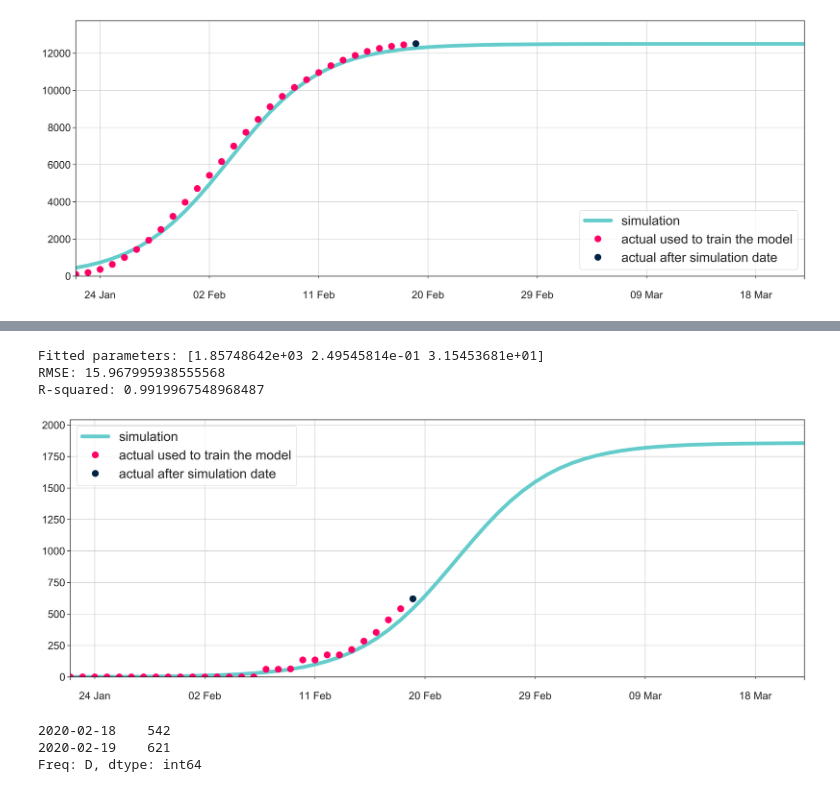
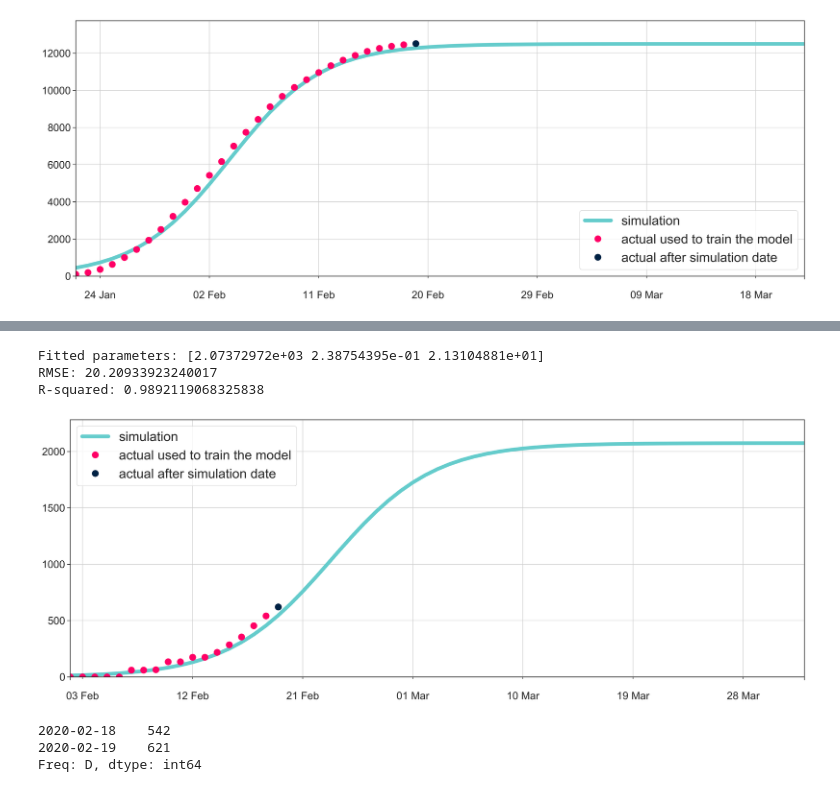
Before and after one commit to RogerMichel/coronavirus, a Jupyter notebook: data exploration.ipynb, the cells around one changed output, grey strips where cells are left out. Saved outputs shown, nothing was run; the diff lists cells and outputs as text; code cells hidden in the pictures.

Commit message:
updated ship

```diff
--- a/data exploration.ipynb
+++ b/data exploration.ipynb
@@ -104,12 +104,14 @@ from matplotlib import dates
 
 class SimoidOptimizer():
 
-    def __init__(self, yData, number_of_days_to_predict, title='', test_days=2, *kwargs):
+    def __init__(self, yData, number_of_days_to_predict, title='', test_days=2, start_date = '2020-01-22', *kwargs):
         self.yData = yData
         self.xData = np.linspace(0, len(self.yData), len(self.yData+1))
         self.number_of_days = number_of_days_to_predict
         self.title = title
         self.test_days = test_days
+        self.start_date = start_date
+
 
     def sigmoid(self, x, amplitude, x0, k):
         return amplitude * 1.0/(1.0+numpy.exp(-x0*(x-k)))
@@ -154,6 +156,8 @@ class SimoidOptimizer():
 
         modelPredictions = self.sigmoid(self.xData, *self.fittedParameters)
 
+        #modelPredictions = self.sigmoid(self.xData, 3700,self.fittedParameters[1], self.fittedParameters[2])
+
         absError = modelPredictions - self.yData
         SE = numpy.square(absError)  # squared errors
         MSE = numpy.mean(SE)  # mean squared errors
@@ -164,14 +168,16 @@ class SimoidOptimizer():
 
     def predict(self):
         xModel = numpy.linspace(0, self.number_of_days, self.number_of_days+1)
+
         yModel = self.sigmoid(xModel, *self.fittedParameters)
-        index_sig = pd.date_range('2020-01-22', periods=self.number_of_days+1)
+        #yModel = self.sigmoid(xModel,3700,self.fittedParameters[1], self.fittedParameters[2])
+        index_sig = pd.date_range(self.start_date, periods=self.number_of_days+1)
         model = pd.Series(yModel)
         model.index = index_sig
 
         actual_cases = pd.Series(self.yData[:-self.test_days])
         index_actual = pd.date_range(
-            '2020-01-22', periods=len(self.yData[:-self.test_days]))
+            self.start_date, periods=len(self.yData[:-self.test_days]))
         actual_cases.index = index_actual
 
         non_trained_cases = pd.Series(self.yData[-self.test_days:])
@@ -286,19 +296,21 @@ R-squared: 0.9981821379511799
 # %%
-sig = SimoidOptimizer(X_cruise, number_of_days_to_predict=60,
-                      title = 'Diamond cruise', test_days=1)
+shift = 11
+date = full_df[full_df['variable'] == 'Others_Diamond_Princess_cruise_ship'][shift:]['date'].iloc[0].strftime("%Y-%m-%d")
+sig = SimoidOptimizer(X_cruise[shift:], number_of_days_to_predict=60,
+                      title = 'Diamond cruise', test_days=1, start_date=date)
 sig.fit()
 sig.predict()
 sig.ModelAndScatterPlot()
 
 df_cruise = pd.concat([sig.model, sig.actual_cases, sig.non_trained_cases], axis=1)
 df_cruise.columns = ['model', 'actual_case', 'non_trained_actual_case']
 df_cruise.index.name = 'date'
 df_cruise.to_csv('cruise.csv')
 # %% [output]
-Fitted parameters: [1.85748642e+03 2.49545814e-01 3.15453681e+01]
-RMSE: 15.967995938555568
-R-squared: 0.9919967548968487
+Fitted parameters: [2.07372972e+03 2.38754395e-01 2.13104881e+01]
+RMSE: 20.20933923240017
+R-squared: 0.9892119068325838
-[figure, old version]
+[figure, new version]
 # %%
 sig.non_trained_cases
 # %% [output]
```
Also changed, not shown: parts of 14 cells of this notebook, 1 other file.
